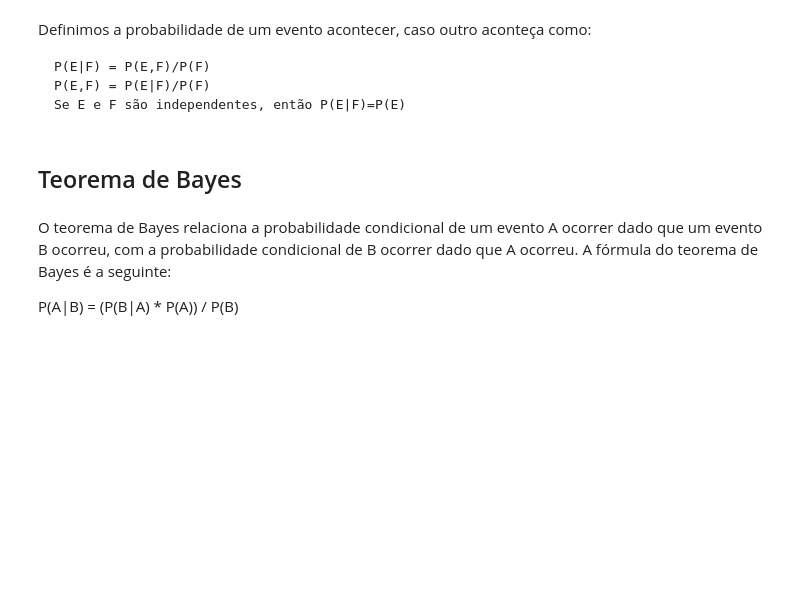
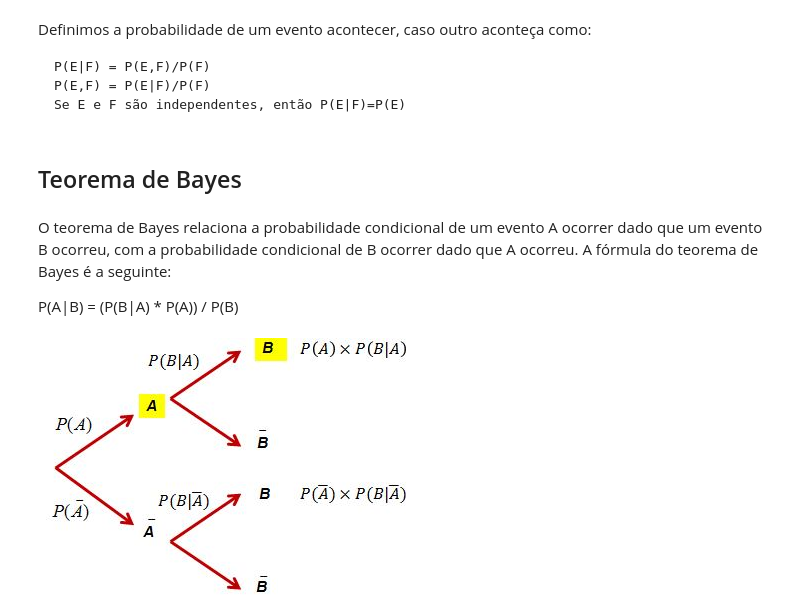
Before and after one commit to eduardamota/math-statistics-algebra, a Jupyter notebook: Probabilidade.ipynb, the cells around one changed output. Drawn from its saved outputs; the diff is of its cells as text; code cells hidden in the pictures; blank space fills up the shorter version.

Commit message:
Teorema de Bayes

```diff
--- a/Probabilidade.ipynb
+++ b/Probabilidade.ipynb
@@ -52,3 +52,12 @@ print("p(both | either):", both_girls / either_girl)
 O teorema de Bayes relaciona a probabilidade condicional de um evento A ocorrer dado que um evento B ocorreu, com a probabilidade condicional de B ocorrer dado que A ocorreu. A fórmula do teorema de Bayes é a seguinte:
 
 P(A|B) = (P(B|A) * P(A)) / P(B)
+# %%
+from PIL import Image
+
+im = Image.open("arvore.png")
+im
+
+#Árvore do Teorema de Bayes
+# %% [output]
+[figure, added]
```
Also changed, not shown: parts of 5 cells of this notebook.
